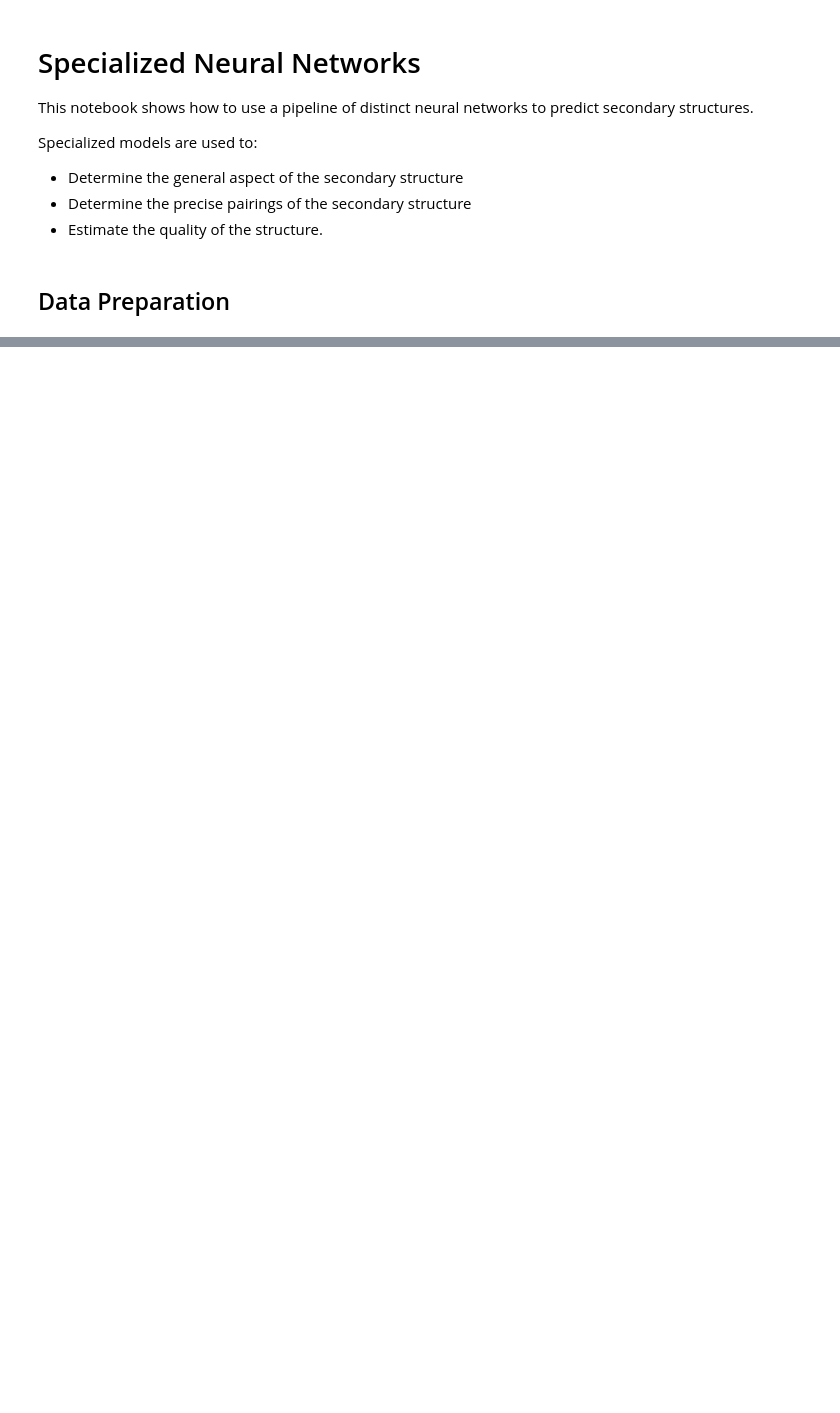
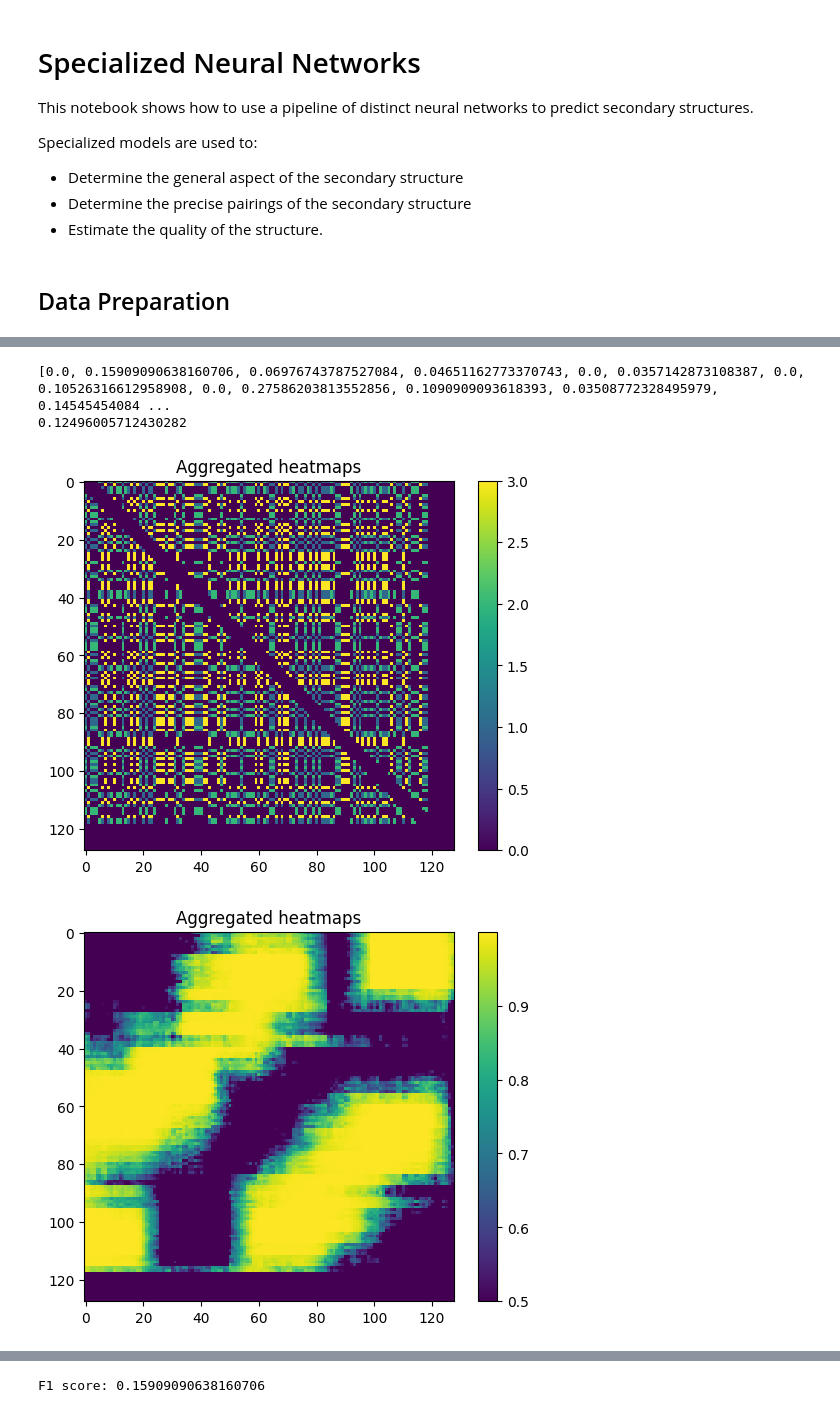
Before and after one commit to Vincent-Therrien/diurnal, a Jupyter notebook: demo/specialized_networks.ipynb, the cells around one changed output, grey strips where cells are left out. Saved outputs shown, nothing was run; the diff lists cells and outputs as text; code cells hidden in the pictures; blank space fills up the shorter version.

Commit message:
Nouveaux tests

```diff
--- a/demo/specialized_networks.ipynb
+++ b/demo/specialized_networks.ipynb
@@ -127,11 +150,8 @@ def format_data(input, output) -> tuple:
     test_set = {
         "input": (np.load(f"{DST}test/{input}.npy"), ),
         "output": np.load(f"{DST}test/{output}.npy"),
+        "target": np.load(f"{DST}test/secondary_contact.npy"),
+        "mask": np.load(f"{DST}test/primary_masks.npy"),
         "names": []
     }
     return train_set, validation_set, test_set
-
-t, v, tt = format_data(
-    "primary_potential_pairings_half_scalar",
-    "secondary_distance_half"
-)
@@ -144,0 +274,18 @@ visualize.heatmap(t["output"][index])
+# %%
+t, v, tt = format_data(
+    "primary_potential_pairings_scalar",
+    "secondary_distance",
+)
+N_MAX_EPOCHS = 500
+model = deep.NN(
+    model=cnn.UNet2D(SIZE, 2),
+    n_epochs=N_MAX_EPOCHS,
+    optimizer=optim.Adam,
+    loss_fn=nn.CrossEntropyLoss,
+    optimizer_args={"eps": 1e-4},
+    loss_fn_args=None,
+    use_half=False,
+    patience=5,
+    verbosity=2,
+)
+model.train(t, v)
@@ -144,0 +310,11 @@ visualize.heatmap(t["output"][index])
+# %%
+p = evaluate_model(model, tt, False)
+print(p)
+print(np.mean(p))
+visualize.heatmap(tt["input"][0][1])
+check(model, tt, 1)
+# %% [output]
+[0.0, 0.15909090638160706, 0.06976743787527084, 0.04651162773370743, 0.0, 0.0357142873108387, 0.0, 0.10526316612958908, 0.0, 0.27586203813552856, 0.1090909093618393, 0.03508772328495979, 0.14545454084 ...
+0.12496005712430282
+[figure, added]
+[figure, added]
@@ -144,0 +322 @@ visualize.heatmap(t["output"][index])
+F1 score: 0.15909090638160706
```
Also changed, not shown: parts of 18 cells of this notebook, 1 other file.
